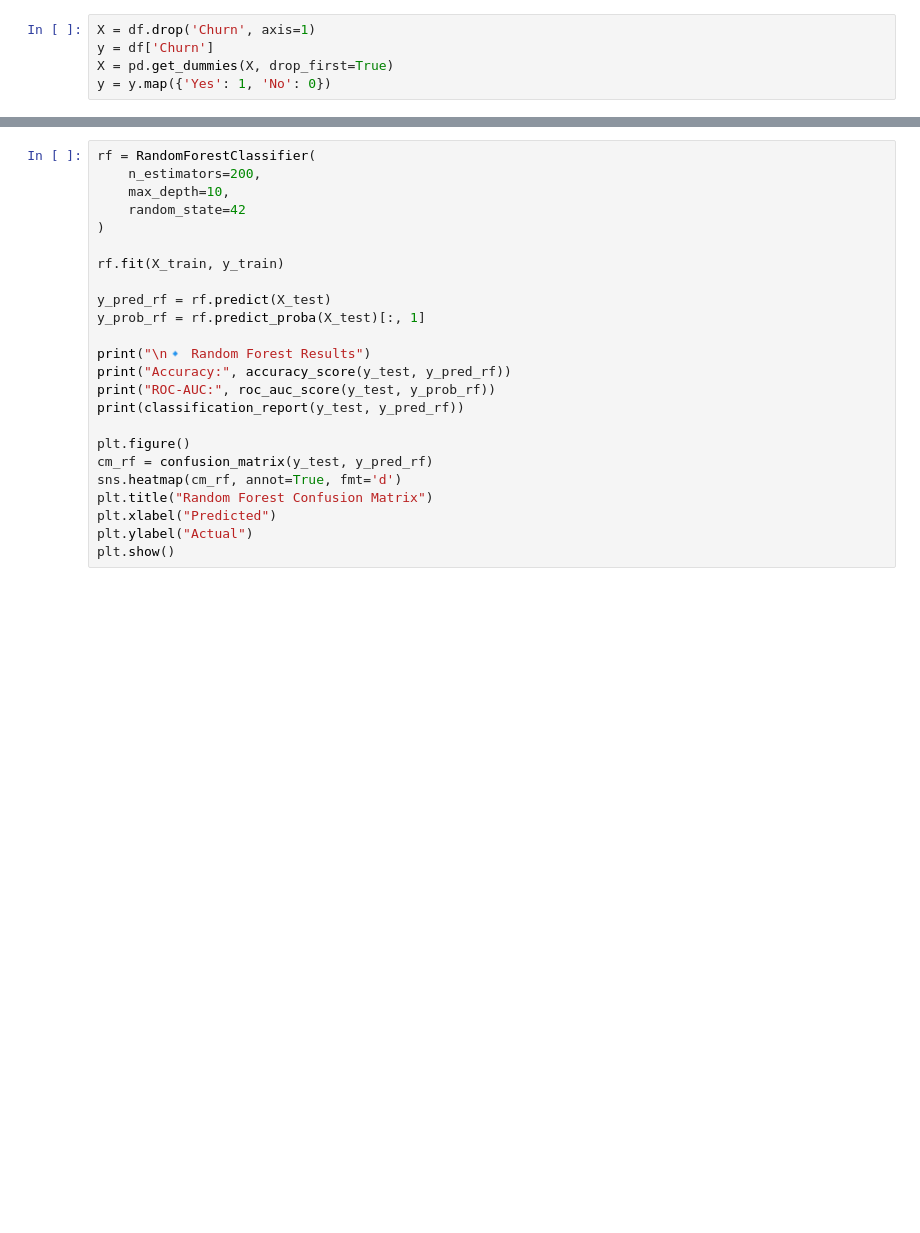
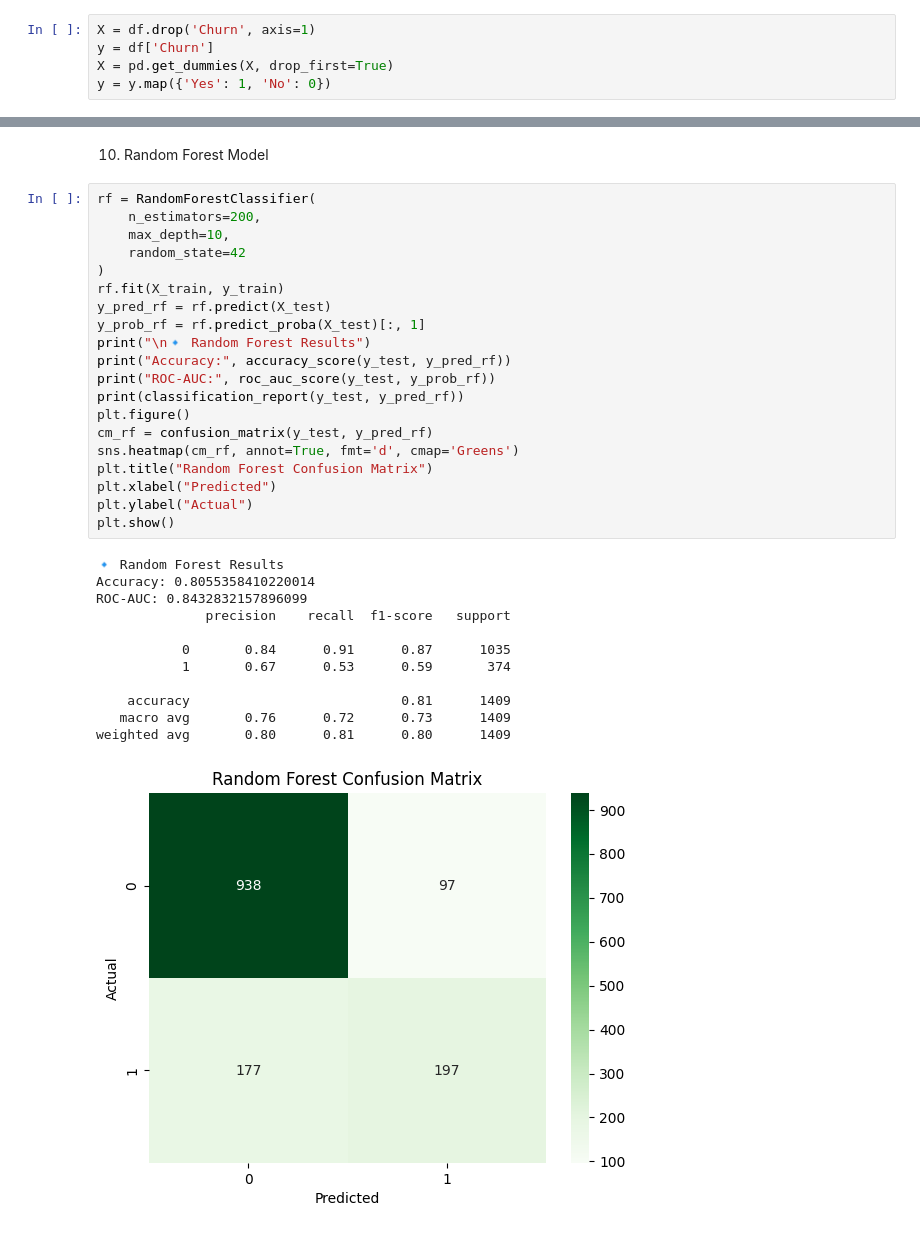
Before and after one commit to mridula13/Telco-Customer-Churn, a Jupyter notebook: analysis.ipynb, the cells around one changed output, grey strips where cells are left out. Drawn from its saved outputs; the diff is of its cells as text; blank space fills up the shorter version.

```diff
--- a/analysis.ipynb
+++ b/analysis.ipynb
@@ -80,24 +154,35 @@ plt.show()
+# %% [markdown]
+10) Random Forest Model
 # %%
 rf = RandomForestClassifier(
     n_estimators=200,
     max_depth=10,
     random_state=42
 )
-
 rf.fit(X_train, y_train)
-
 y_pred_rf = rf.predict(X_test)
 y_prob_rf = rf.predict_proba(X_test)[:, 1]
-
 print("\n🔹 Random Forest Results")
 print("Accuracy:", accuracy_score(y_test, y_pred_rf))
 print("ROC-AUC:", roc_auc_score(y_test, y_prob_rf))
 print(classification_report(y_test, y_pred_rf))
-
 plt.figure()
 cm_rf = confusion_matrix(y_test, y_pred_rf)
-sns.heatmap(cm_rf, annot=True, fmt='d')
+sns.heatmap(cm_rf, annot=True, fmt='d', cmap='Greens')
 plt.title("Random Forest Confusion Matrix")
 plt.xlabel("Predicted")
 plt.ylabel("Actual")
 plt.show()
+# %% [output]
+🔹 Random Forest Results
+Accuracy: 0.8055358410220014
+ROC-AUC: 0.8432832157896099
+              precision    recall  f1-score   support
+
+           0       0.84      0.91      0.87      1035
+           1       0.67      0.53      0.59       374
+
+    accuracy                           0.81      1409
+   macro avg       0.76      0.72      0.73      1409
+weighted avg       0.80      0.81      0.80      1409
+[figure, added]
```
Also changed, not shown: parts of 24 cells of this notebook.
